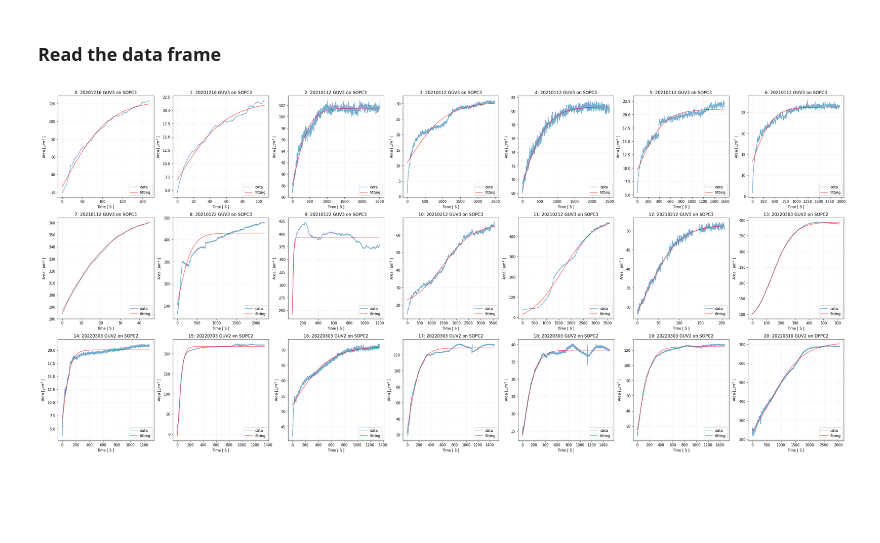
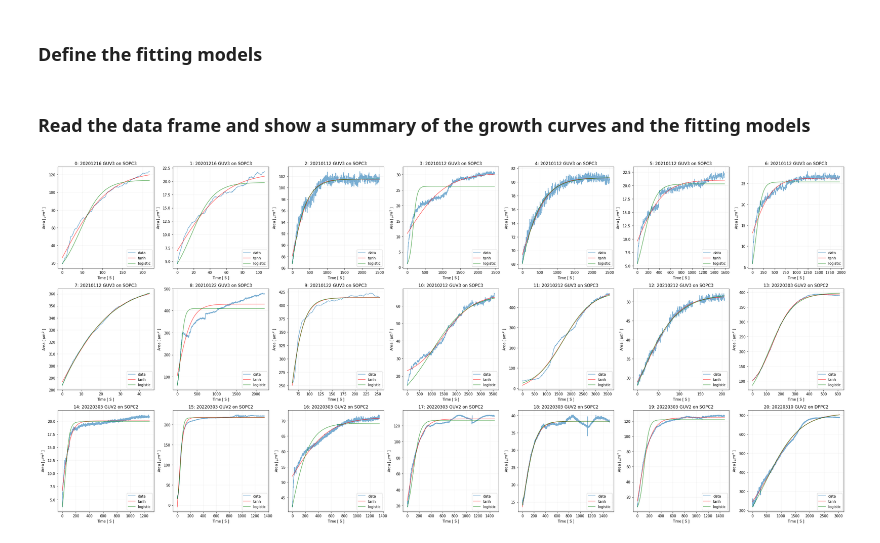
Before and after one commit to ahmed344/growth-curves, a Jupyter notebook: curves_table.ipynb, the cells around one changed output. Saved outputs shown, nothing was run; the diff lists cells and outputs as text; code cells hidden in the pictures; blank space fills up the shorter version.

Commit message:
Add the logistic growth

```diff
--- a/curves_table.ipynb
+++ b/curves_table.ipynb
@@ -3,33 +3,57 @@ import numpy as np
 import pandas as pd
 import matplotlib.pyplot as plt
 from scipy.optimize import curve_fit
+# %% [markdown]
+### Define the fitting models
+# %%
+# Define a general hyperbolic tangent model
+def area_tanh(t, a, b, c, d):
+    """
+    t: time
+    a,b,c,d: constants to be fitted
+    """
+    return a*np.tanh(b*(t-c))+d
+
+# Define the logistic growth rate model
+def area_logistic(t, a0, r, k):
+    """
+    t  :time
+    a0 : area at time zer0
+    r  : growth rate
+    k  : carrying capacity
+    """
+    return k*a0 / (a0 + (k-a0)*np.exp(-r*t))
 # %% [markdown]
-### Read the data frame
+### Read the data frame and show a summary of the growth curves and the fitting models
 # %%
 df = pd.read_pickle('Results/initial_area_curves.pkl')
+
+parameters_tanh, parameters_logistic = [], []
+for i in range(21):
+    # Read the time and area
+    t, A = df['Time'][i], df['Area'][i]
+
+    # Fit a general tanh function to the curves
+    popt_tanh, _ = curve_fit(area_tanh, t, A, p0=(np.max(A)-np.min(A), 0.01, 0, 0), bounds=([0, 0.0001, 0, -np.max(A)], [np.max(A), 1, t[-1], 1.5*np.max(A)]))
+    parameters_tanh.append(popt_tanh)
+
+    # Fit a general tanh function to the curves
+    popt_logistic, _ = curve_fit(area_logistic, t, A, p0=(1, 0.01, np.max(A)), bounds=([0.1, 0.00001, np.min(A)], [np.min(A), 1, 2*np.max(A)]))
+    parameters_logistic.append(popt_logistic)
+
+    # Define the figure size only once
+    if i==0: plt.figure(figsize=(40, 18))
+
+    plt.subplot(3, 7, i+1)
+    plt.plot(t, A, label='data', alpha = 0.6)                                                   # data
+    plt.plot(t, area_tanh(t, *popt_tanh), label='tanh', alpha = 0.6, color= 'r')                # tanh
+    plt.plot(t, area_logistic(t, *popt_logistic), label='logistic', alpha = 0.6, color= 'g')    # logistic
+    plt.title(f'{i}: {df["Date"][i]} {df["Discription"][i]}')
+    plt.xlabel('Time [ S ]')
+    plt.ylabel('Area [ $\mu m^2$ ]')
+    plt.grid(color = 'gray', alpha = 0.1)
+    plt.legend(loc='lower right')
+
+plt.savefig('Results/initial_area_curves_2')
+# %% [output]
+[figure, added]
-# %%
-# Define a general hyperbolic tangent function
-def area_tanh(t, a, b, c, d):
-    return a*np.tanh(b*(t-c))+d
-
-parameters = []
-for i in range(21):
-    t, A = df['Time'][i], df['Area'][i]
-    popt, pcov = curve_fit(area_tanh, t, A, p0=(1, 0.01, 0, 0), bounds=([0, 0.0001, 0, -np.max(A)], [np.max(A), 1, t[-1], np.max(A)]))
-    parameters.append(popt)
-
-    # Define the figure size only once
-    if i==0: plt.figure(figsize=(40, 18))
-
-    plt.subplot(3, 7, i+1)
-    plt.plot(t, A, label='data', alpha = 0.6)                                  # data
-    plt.plot(t, area_tanh(t, *popt), label='fitting', alpha = 0.6, color= 'r') # fitting
-    plt.title(f'{i}: {df["Date"][i]} {df["Discription"][i]}')
-    plt.xlabel('Time [ S ]')
-    plt.ylabel('Area [ $\mu m^2$ ]')
-    plt.grid(color = 'gray', alpha = 0.1)
-    plt.legend(loc='lower right')
-
-plt.savefig('Results/initial_area_curves_1')
-# %% [output]
-[figure, removed]
```
Also changed, not shown: parts of 3 cells of this notebook, 1 other file.
